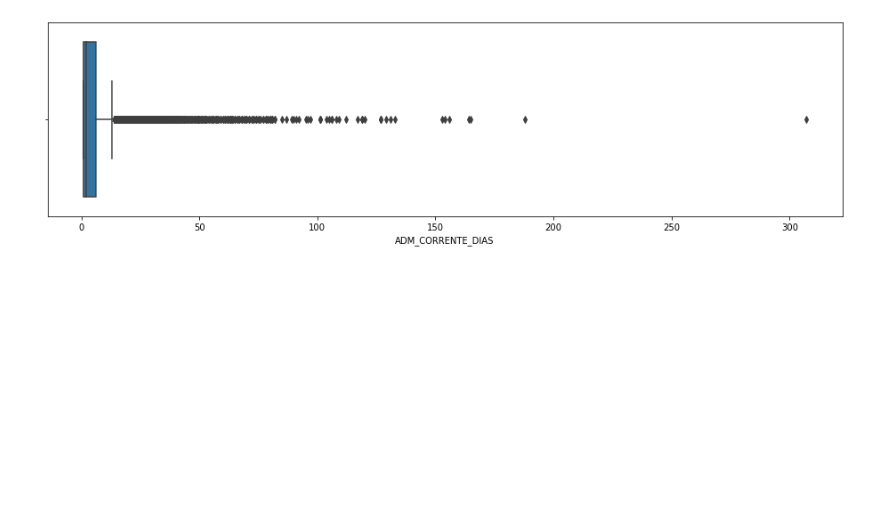
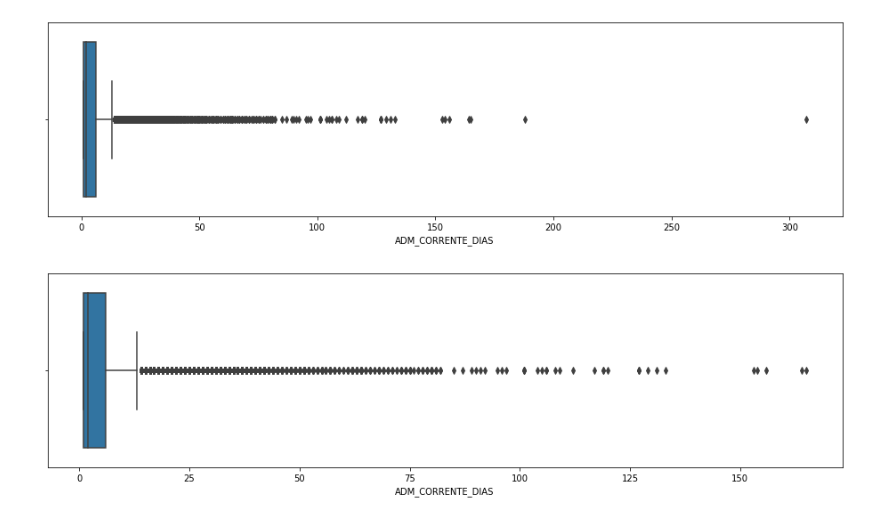
Before and after one commit to davimatfacil/compartilha_jupyter, a Jupyter notebook: ModelagemPreditiva_Readimissão.ipynb, the cells around one changed output. Saved outputs shown, nothing was run; the diff lists cells and outputs as text; code cells hidden in the pictures; blank space fills up the shorter version.

```diff
--- a/ModelagemPreditiva_Readimissão.ipynb
+++ b/ModelagemPreditiva_Readimissão.ipynb
@@ -240,3 +236,9 @@ plt.show()
 #Vamos remover outliers:
 
 dados = dados.drop(dados[(dados['ADM_CORRENTE_DIAS']>180)].index)
+# %%
+# Visualizando os outliers da variável ADM_CORRENTE_DIAS
+sns.boxplot(x = dados['ADM_CORRENTE_DIAS'])
+plt.show()
+# %% [output]
+[figure, added]
```
Also changed, not shown: parts of 55 cells of this notebook.
